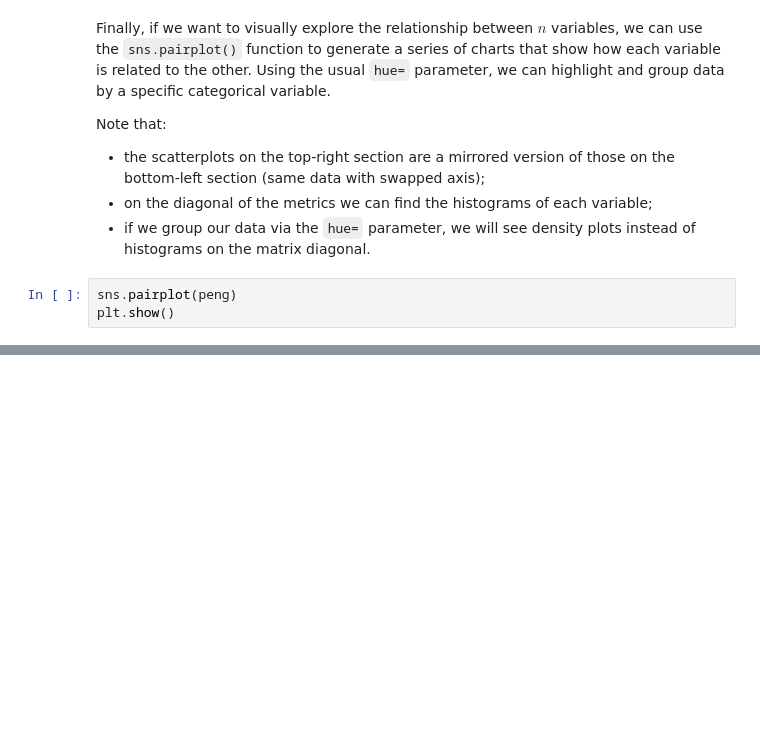
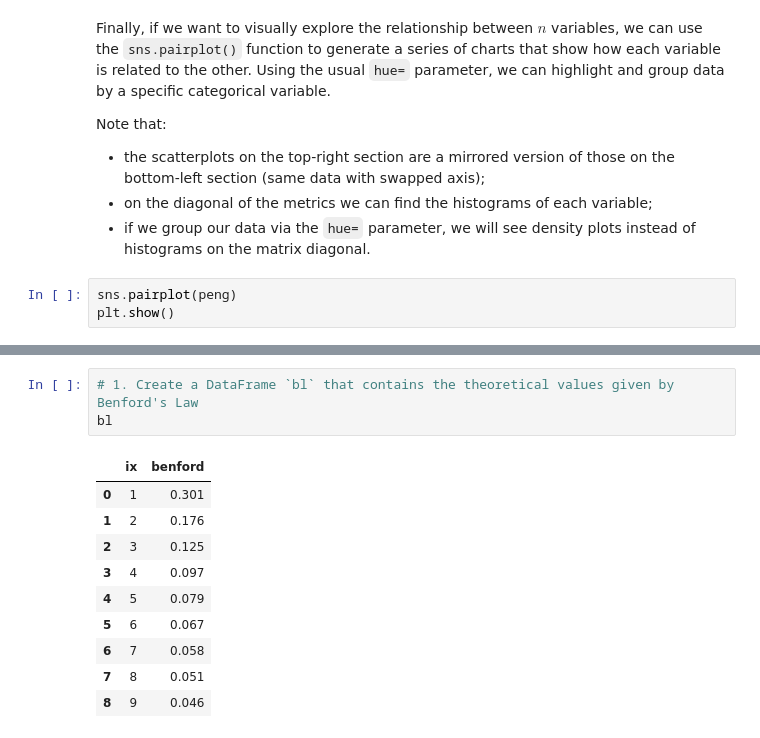
Before and after one commit to boolean-data-analytics/4.16.39-Data-Distribution, a Jupyter notebook: 4.16.39 Data Distribution.ipynb, the cells around one changed output, grey strips where cells are left out. Cells and saved outputs as stored; diff of their text form; blank space fills up the shorter version.

```diff
--- a/4.16.39 Data Distribution.ipynb
+++ b/4.16.39 Data Distribution.ipynb
@@ -441,0 +497,14 @@ plt.show()
+# %%
+# 1. Create a DataFrame `bl` that contains the theoretical values given by Benford's Law
+bl
+# %% [output]
+|  | ix | benford |
+| 0 | 1 | 0.301 |
+| 1 | 2 | 0.176 |
+| 2 | 3 | 0.125 |
+| 3 | 4 | 0.097 |
+| 4 | 5 | 0.079 |
+| 5 | 6 | 0.067 |
+| 6 | 7 | 0.058 |
+| 7 | 8 | 0.051 |
+| 8 | 9 | 0.046 |
```
Also changed, not shown: parts of 15 cells of this notebook, 1 other file.
